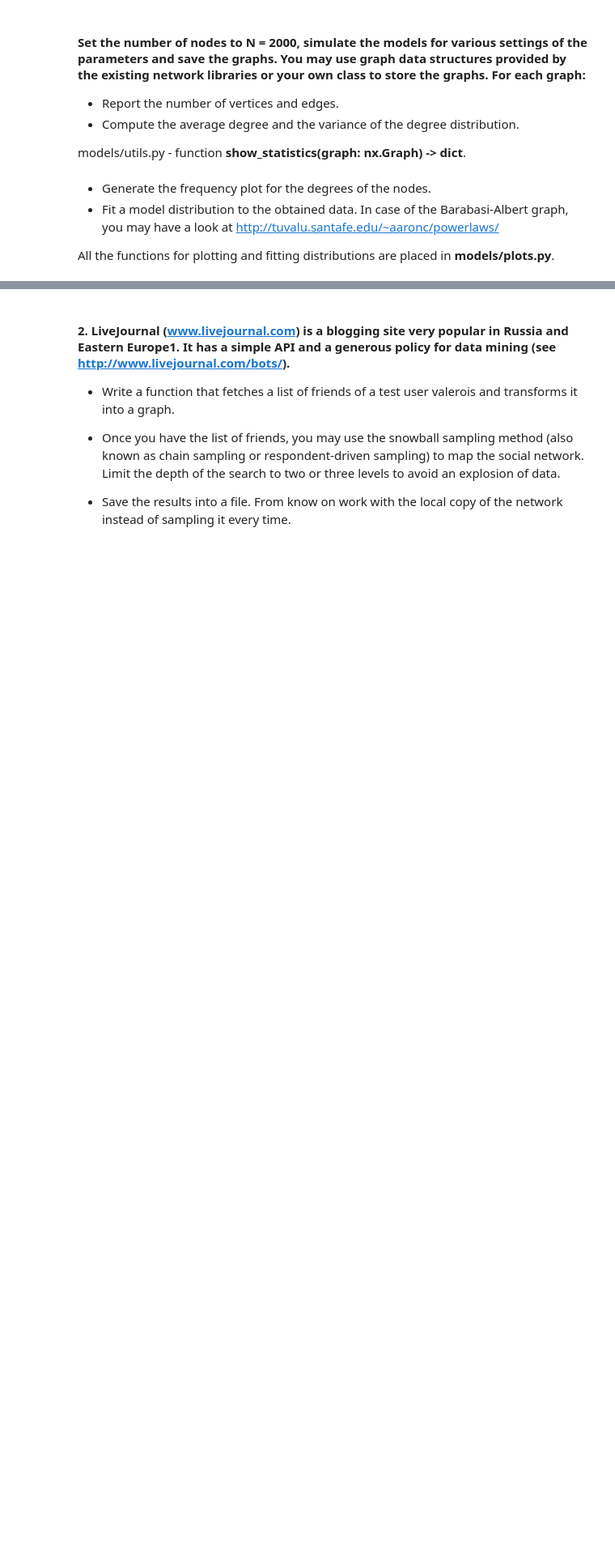
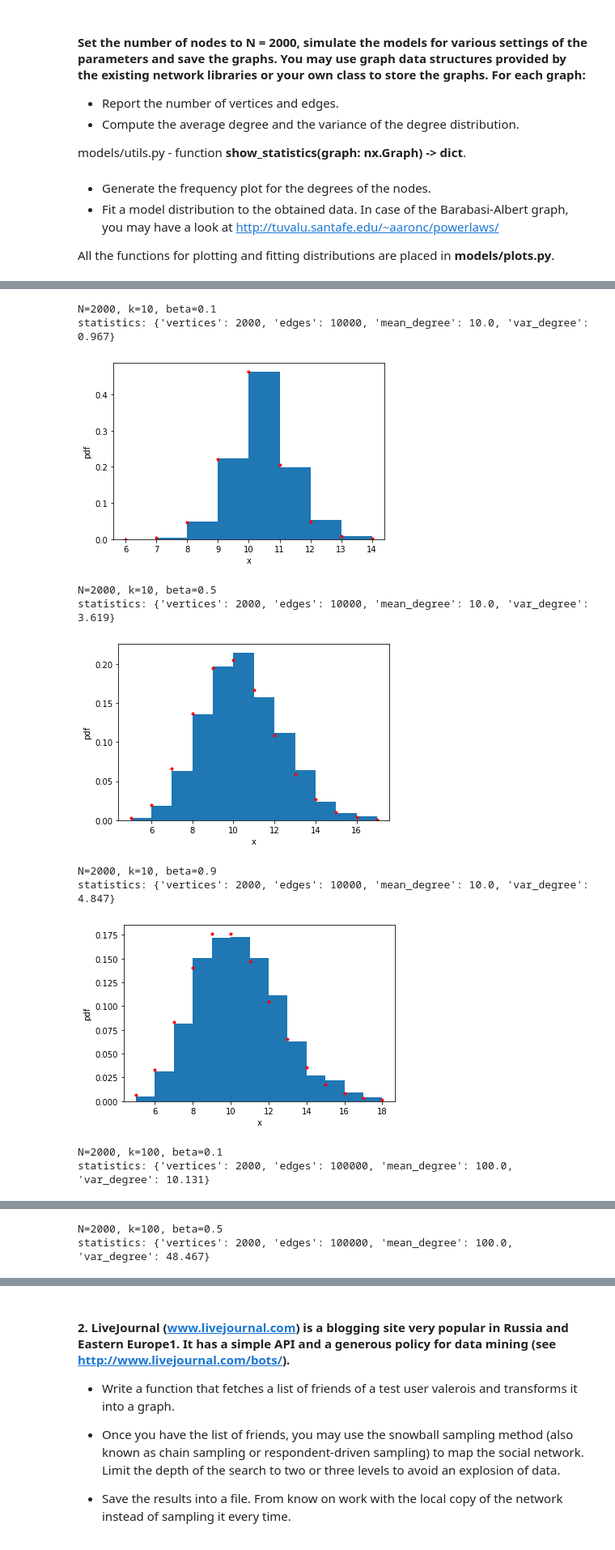
Before and after one commit to rogulforce/DPoCN, a Jupyter notebook: list_3/presentation.ipynb, the cells around one changed output, grey strips where cells are left out. Shown at 81% size. Cells and saved outputs as stored; diff of their text form; code cells hidden in the pictures; blank space fills up the shorter version.

```diff
--- a/list_3/presentation.ipynb
+++ b/list_3/presentation.ipynb
@@ -50,13 +63,0 @@ statistics: {'vertices': 2000, 'edges': 1499563, 'mean_degree': 1499.563, 'var_d
-# %%
-# TODO: change distribution here
-
-# watts-strogatz graph
-k = [100,500]
-beta = [0.1, 0.5, 0.9]
-
-for k_i in k:
-    for beta_j in beta:
-        network = watts_strogatz(N, k_i, beta_j)
-        print(f'N={N}, k={k_i}, beta={beta_j}')
-
-        show_degree_distribution(network = network, distribution = scipy.stats.norm)
@@ -103,0 +64,51 @@ statistics: {'vertices': 2000, 'edges': 78400, 'mean_degree': 78.4, 'var_degree'
+# %%
+def w_s_pdf(x: np.array, k: int, p: float) -> np.array:
+    """ function from lecture giving watts-strogatz graph PMF for given domain x.
+    Due to computing power limitation it works poorly for k > 260. """
+
+    # def minimum
+    f_x_k = np.maximum(np.minimum(x-k/2, np.ones(len(x))*k/2), np.zeros(len(x)))
+
+    pmf = []
+
+    for j, x_j in enumerate(x):
+        # try:
+        i = np.linspace(0, int(f_x_k[j]), int(f_x_k[j])+1)
+        # for i in n:
+
+        pmf.append(np.sum(binom(k/2,i) * (1-p)**i * p**(k/2-i) * (p*k/2)**(x_j-i-k/2) / factorial(x_j - i - k/2) * np.exp(-1 * p * k/2)))
+
+    return pmf
+
+w_s_pdf(x=np.linspace(2,12,11), k=4,p=1/2)
+
+# watts-strogatz graph
+k = [10,100]
+beta = [0.1, 0.5, 0.9]
+
+for k_i in k:
+    for beta_j in beta:
+        network = watts_strogatz(N, k_i, beta_j)
+        print(f'N={N}, k={k_i}, beta={beta_j}')
+
+        show_degree_distribution(network = network)
+
+        degree_list = [val for _, val in network.degree()]
+        domain_start, domain_end = min(degree_list), max(degree_list)
+
+        # fit binominal distribution
+        x = np.linspace(domain_start, domain_end, domain_end - domain_start + 1)
+        plt.plot(x, w_s_pdf(x, k=k_i, p = beta_j),'r.', label='PMF')
+        plt.show()
+# %% [output]
+N=2000, k=10, beta=0.1
+statistics: {'vertices': 2000, 'edges': 10000, 'mean_degree': 10.0, 'var_degree': 0.967}
+[figure, added]
+N=2000, k=10, beta=0.5
+statistics: {'vertices': 2000, 'edges': 10000, 'mean_degree': 10.0, 'var_degree': 3.619}
+[figure, added]
+N=2000, k=10, beta=0.9
+statistics: {'vertices': 2000, 'edges': 10000, 'mean_degree': 10.0, 'var_degree': 4.847}
+[figure, added]
+N=2000, k=100, beta=0.1
+statistics: {'vertices': 2000, 'edges': 100000, 'mean_degree': 100.0, 'var_degree': 10.131}
@@ -103,0 +116,2 @@ statistics: {'vertices': 2000, 'edges': 78400, 'mean_degree': 78.4, 'var_degree'
+N=2000, k=100, beta=0.5
+statistics: {'vertices': 2000, 'edges': 100000, 'mean_degree': 100.0, 'var_degree': 48.467}
```
Also changed, not shown: parts of 9 cells of this notebook, 1 other file.
